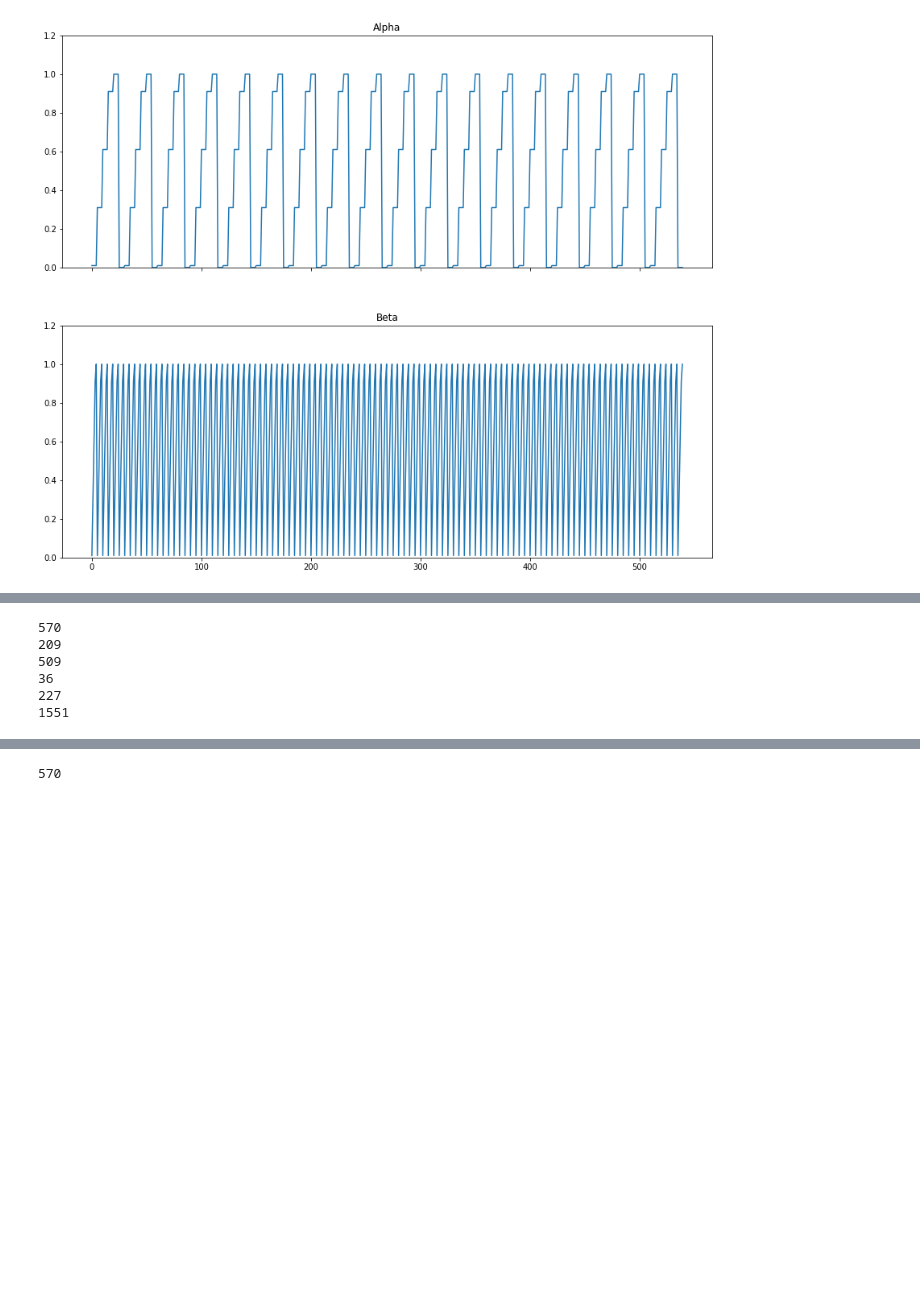
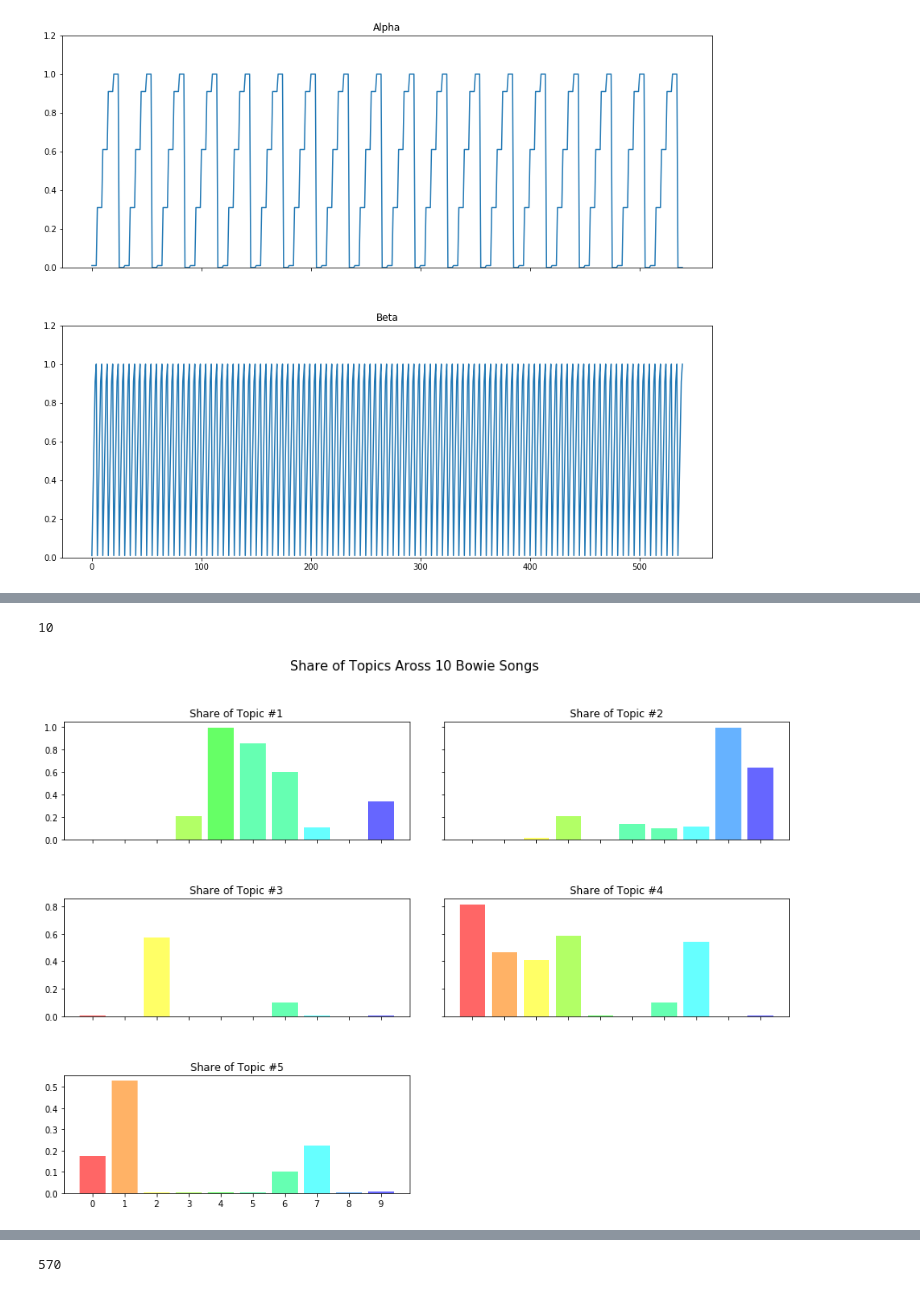
Before and after one commit to ludovicaschaerf/TMCI_Project, a Jupyter notebook: Project Pipeline.ipynb, the cells around one changed output, grey strips where cells are left out. Cells and saved outputs as stored; diff of their text form; code cells hidden in the pictures; blank space fills up the shorter version.

```diff
--- a/Project Pipeline.ipynb
+++ b/Project Pipeline.ipynb
@@ -601,38 +521,29 @@ ModuleNotFoundError: No module named 'pyLDAvis'
 # %%
 song_titles = lyrics["song"].values
-
-bowie_song_titles = lyrics.query("artist == 'david-bowie'")["song"].values
+bowie_song_titles = lyrics.query("artist == 'david-bowie'")["song"].values[:10]
 print(len(bowie_song_titles))
-
-bowie_song_titles = lyrics.query("artist == 'david-bowie'")["song"].values[:10]
-
-print(len(bowie_song_titles))
-
 doc2topics = np.zeros((len(bowie_song_titles), lyrics_ldamodel.num_topics))
 
 for di, doc_topics in enumerate(lyrics_ldamodel.get_document_topics(lyrics_bow_corpus, minimum_probability = 0)):
-
     if(di >= len(bowie_song_titles)):
         break
     for ti, v in doc_topics:
-
         doc2topics[di, ti] = v
+# %% [output]
+10
 # %%
-#please fix to make it print what the x and y represent!!!
-#and maybe diminish the size cause its way to big ahah
-
-import math
-import random
-
-
+#Method 2
+#visualize lda_model!!!! should be 10 topics
+#instead of topic # print the name of the topics
+#add labels to x and y axis
 rows = math.ceil(lyrics_ldamodel.num_topics/2)
 
 fig, ax = plt.subplots(rows, 2, sharex='col', sharey='row')
 fig.subplots_adjust(hspace=0.5, wspace=0.1)
-fig.set_figheight(20)
-fig.set_figwidth(25)
+fig.set_figheight(10)
+fig.set_figwidth(15)
 
-fig.suptitle('Share of Topics Aross 10 Bowie Songs', fontsize=20)
+fig.suptitle('Share of Topics Aross 10 Bowie Songs', fontsize=15)
 
 ind = range(len(bowie_song_titles))
 plt.setp(ax, xticks=ind)
@@ -649,57 +560,34 @@ for i in range(lyrics_ldamodel.num_topics):
     colors.append(sorted(rgb, key=lambda k: random.random()))
 
 
 bar_colors = np.array([[255,102,102],
                       [255,178,102],
                       [255,255,102],
                       [178,255,102],
                       [102,255,102],
                       [102,255,178],
                       [102,255,178],
                       [102,255,255],
                       [102,178,255],
                       [102,102,255]],
                       dtype=np.longdouble)
 
 which_topic = 0
 for i in range(rows):
     for j in range(2):
         if(which_topic > (lyrics_ldamodel.num_topics - (lyrics_ldamodel.num_topics % 2))):
             break
 
         ax[i,j].bar(ind, doc2topics[:,which_topic], color = bar_colors/255)
         #ax[i,j].plot(ind,doc2topics[:,which_topic])
         ax[i,j].title.set_text('Share of Topic #%d'%(which_topic+1))
 
 
         which_topic += 1
 
 if(lyrics_ldamodel.num_topics % 2 == 1):
     fig.delaxes(ax[rows-1,1])
+# %% [output]
+[figure, added]
-# %%
-# lyrics = pd.concat([david_bowie, black_sabbath, bruce_springsteen, elliot_smith, deep_purple], axis=0)
-
-print(len(lyrics.query("artist == 'david-bowie'")["song"].values))
-
-print(len(lyrics.query("artist == 'black-sabbath'")["song"].values))
-
-print(len(lyrics.query("artist == 'bruce-springsteen'")["song"].values))
-
-print(len(lyrics.query("artist == 'elliot-smith'")["song"].values))
-
-print(len(lyrics.query("artist == 'deep-purple'")["song"].values))
-
-print(len(lyrics.query("artist == 'david-bowie'")["song"].values)
-     + len(lyrics.query("artist == 'black-sabbath'")["song"].values)
-     + len(lyrics.query("artist == 'bruce-springsteen'")["song"].values)
-     + len(lyrics.query("artist == 'elliot-smith'")["song"].values)
-     + len(lyrics.query("artist == 'deep-purple'")["song"].values))
-# %% [output]
-570
-209
-509
-36
-227
-1551
 # %%
 bowie_song_titles = lyrics.query("artist == 'david-bowie'")["song"].values
```
Also changed, not shown: parts of 53 cells of this notebook.
